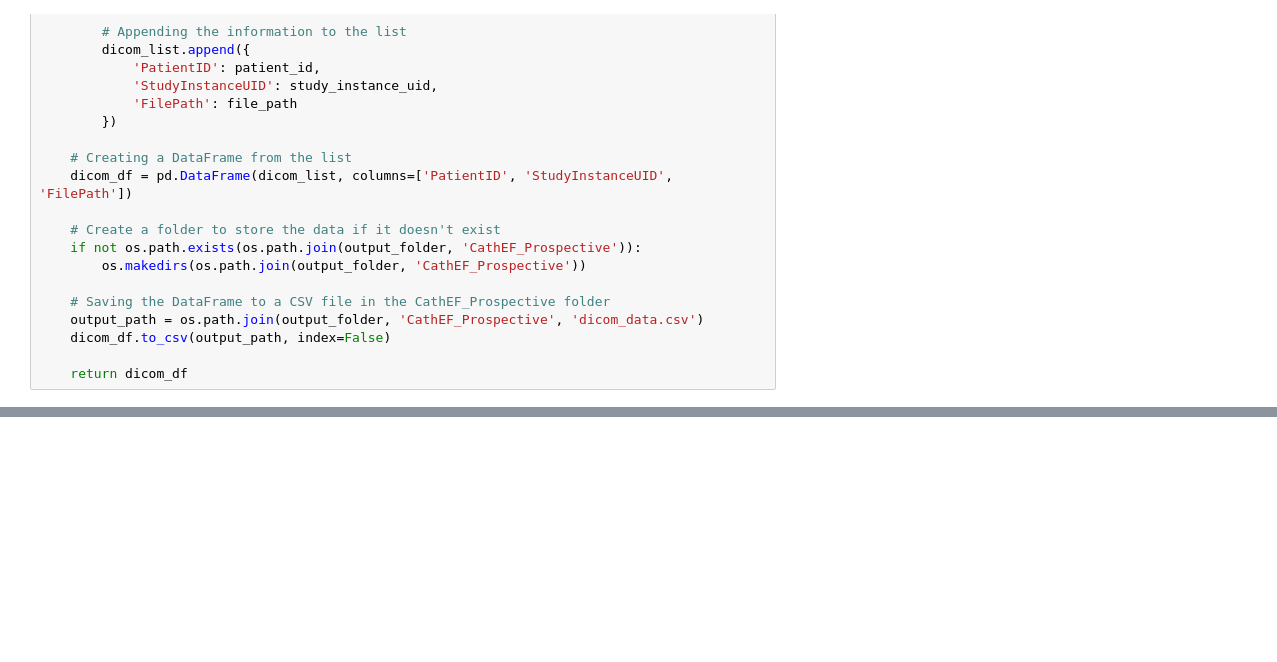
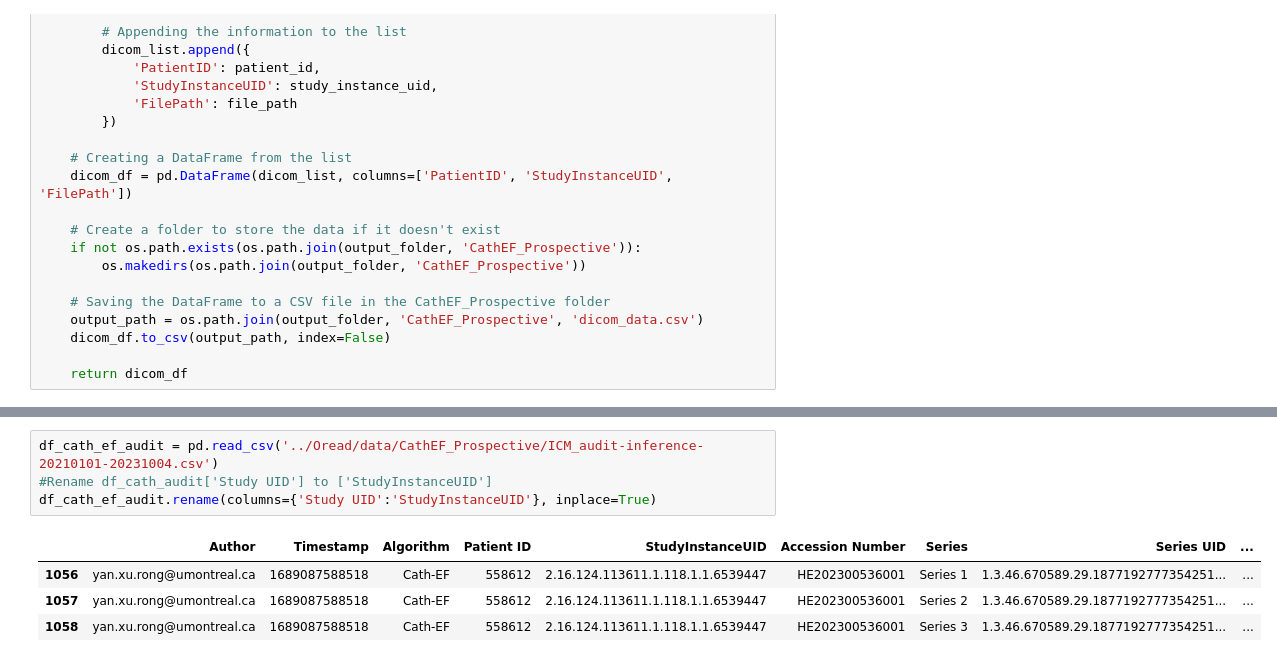
Before and after one commit to robertavram-md/pydicom-batch, a Jupyter notebook: CathEF_Format_Inference_CSV.ipynb, the cells around one changed output, grey strips where cells are left out. Drawn from its saved outputs; the diff is of its cells as text; blank space fills up the shorter version.

```diff
--- a/CathEF_Format_Inference_CSV.ipynb
+++ b/CathEF_Format_Inference_CSV.ipynb
@@ -206,0 +201,9 @@ False
+# %%
+df_cath_ef_audit = pd.read_csv('../Oread/data/CathEF_Prospective/ICM_audit-inference-20210101-20231004.csv')
+#Rename df_cath_audit['Study UID'] to ['StudyInstanceUID']
+df_cath_ef_audit.rename(columns={'Study UID':'StudyInstanceUID'}, inplace=True)
+# %% [output]
+|  | Author | Timestamp | Algorithm | Patient ID | StudyInstanceUID | Accession Number | Series | Series UID | ... |
+| 1056 | yan.xu.rong@umontreal.ca | 1689087588518 | Cath-EF | 558612 | 2.16.124.113611.1.118.1.1.6539447 | HE202300536001 | Series 1 | 1.3.46.670589.29.1877192777354251... | ... |
+| 1057 | yan.xu.rong@umontreal.ca | 1689087588518 | Cath-EF | 558612 | 2.16.124.113611.1.118.1.1.6539447 | HE202300536001 | Series 2 | 1.3.46.670589.29.1877192777354251... | ... |
+| 1058 | yan.xu.rong@umontreal.ca | 1689087588518 | Cath-EF | 558612 | 2.16.124.113611.1.118.1.1.6539447 | HE202300536001 | Series 3 | 1.3.46.670589.29.1877192777354251... | ... |
```
Also changed, not shown: parts of 19 cells of this notebook, 4 other files.
